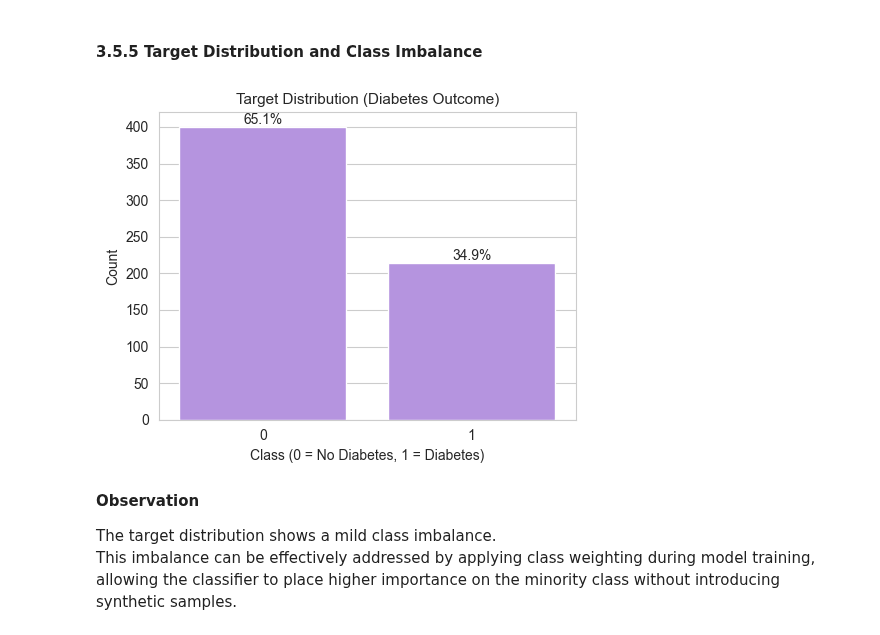
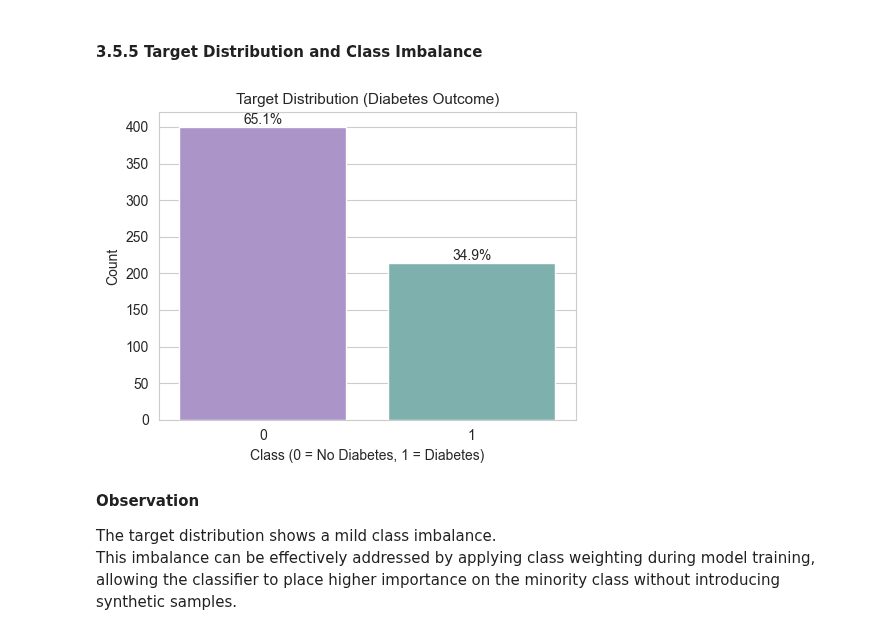
Before and after one commit to NazilaFazeli/ds-diabetes-challenge, a Jupyter notebook: 3_Diabetes_Challenge.ipynb, the cells around one changed output. Cells and saved outputs as stored; diff of their text form; code cells hidden in the pictures.

```diff
--- a/3_Diabetes_Challenge.ipynb
+++ b/3_Diabetes_Challenge.ipynb
@@ -774,7 +775,7 @@ for i, col in enumerate(num_cols):
         X_train[col],
         kde=True,
         ax=axes[i, 0],
-        color="#7E57C2"
+        color= "#B388EB"
     )
     axes[i, 0].set_title(f"Distribution of {col}")
     axes[i, 0].set_xlabel("")
@@ -783,7 +784,7 @@ for i, col in enumerate(num_cols):
     sns.boxplot(
         x=X_train[col],
         ax=axes[i, 1],
-        color="#B388EB",
+        color= "#75BAB4FF",
         width=0.5,
         fliersize=3
     )
@@ -860,35 +861,35 @@ COLOR = "#B388EB"
 # Counts and percentages for diabetes outcome
 counts = y_train.value_counts().sort_index()
 percentages = y_train.value_counts(normalize=True).sort_index() * 100
 
 fig, ax = plt.subplots(figsize=(5, 4))
 
 sns.barplot(
     x=counts.index.astype(str),
     y=counts.values,
-    color=COLOR,
+    palette=["#A98BD1", "#75BAB4FF"],
     ax=ax
 )
 
 ax.set_title("Target Distribution (Diabetes Outcome)", fontsize=11)
 ax.set_xlabel("Class (0 = No Diabetes, 1 = Diabetes)")
 ax.set_ylabel("Count")
 
 # Add percentage labels on top of bars
 for i, (count, pct) in enumerate(zip(counts.values, percentages.values)):
     ax.text(
         i,
         count,
         f"{pct:.1f}%",
         ha="center",
         va="bottom",
         fontsize=10
     )
 
 plt.tight_layout()
 plt.show()
 # %% [output]
-[figure, old version]
+[figure, new version]
 # %% [markdown]
 **Observation**
 
```
Also changed, not shown: parts of 22 cells of this notebook.
